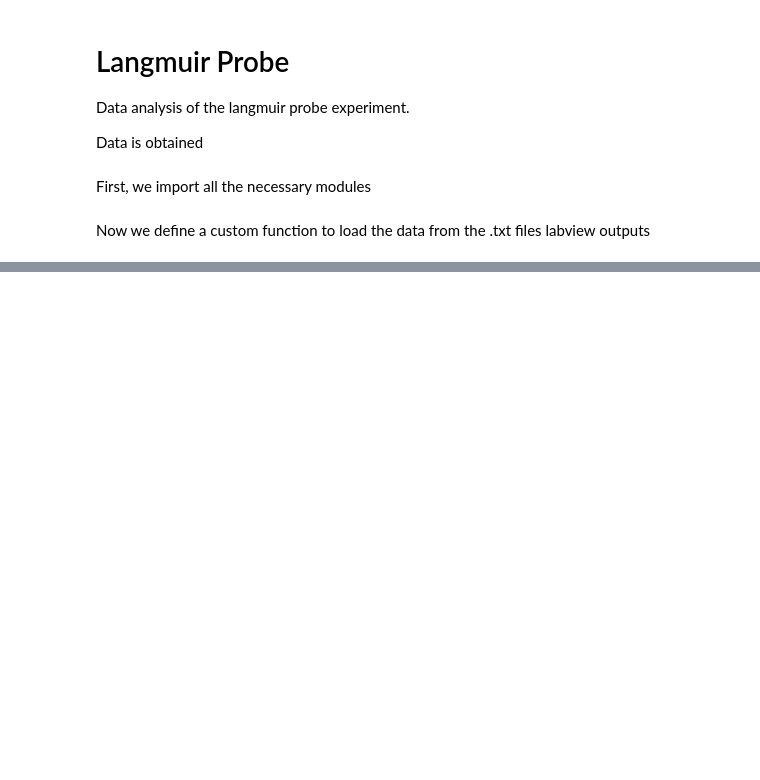
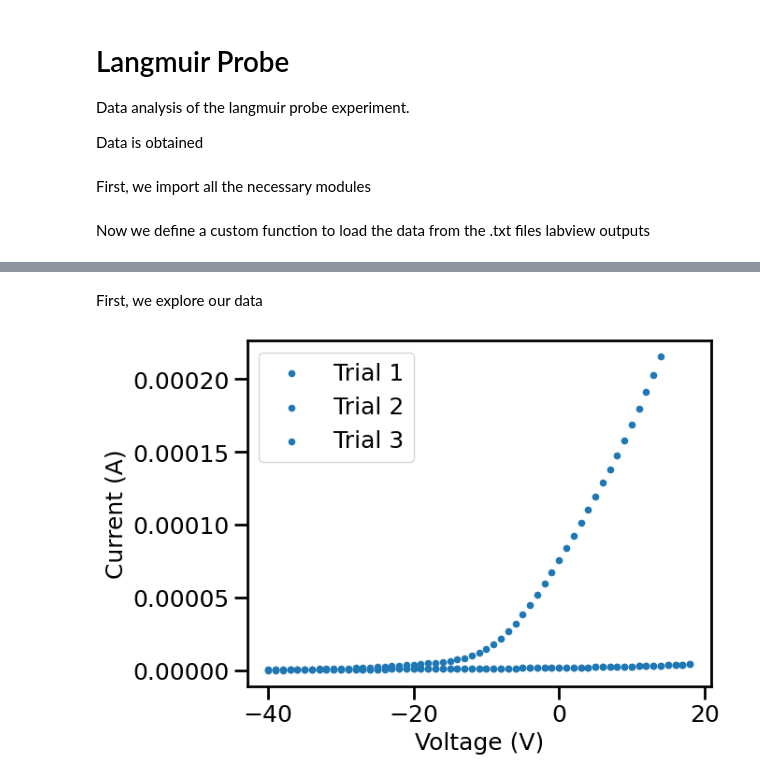
Before and after one commit to jorgegponce/physics191_plasma, a Jupyter notebook: Code/langmuir.ipynb, the cells around one changed output, grey strips where cells are left out. Cells and saved outputs as stored; diff of their text form; code cells hidden in the pictures; blank space fills up the shorter version.

```diff
--- a/Code/langmuir.ipynb
+++ b/Code/langmuir.ipynb
@@ -109,0 +132,15 @@ DATA_DIRECTORY = "/content/physics191_plasma/athalia and jorge's data/langmuir/"
+# %%
+DATA_DIRECTORY = "/Users/jorgegarciaponce/Desktop/Classes/Senior Spring/Physics 191/Plasma/athalia and jorge's data/langmuir2.0"
+
+
+neg_files = glob.glob(os.path.join(DATA_DIRECTORY, "*.txt"))
+
+# Load each file into a DataFrame and store in a dictionary
+dataframes = {}
+for file in neg_files:
+    try:
+        df = load_langmuir_data(file)
+        dataframes[os.path.basename(file)] = df
+    except Exception as e:
+        print(f"Skipping {os.path.basename(file)}: {e}")
+        continue
@@ -109,0 +165,19 @@ DATA_DIRECTORY = "/content/physics191_plasma/athalia and jorge's data/langmuir/"
+# %% [markdown]
+First, we explore our data
+# %%
+pressure = 366.8
+voltage = 600
+trial = 1
+
+# Create a figure and axis
+fig, ax = plt.subplots()
+
+# Loop through the trials and plot them on the same axis
+for trial in range(1, 4):
+    data = dataframes[f'{pressure}_{voltage}_-40_20_{trial}.txt']
+    data.plot(x='Voltage (V)', y='Current (A)', kind='scatter', ax=ax, label=f'Trial {trial}')
+
+# Show the plot
+plt.show()
+# %% [output]
+[figure, added]
```
Also changed, not shown: parts of 9 cells of this notebook, 38 other files.
